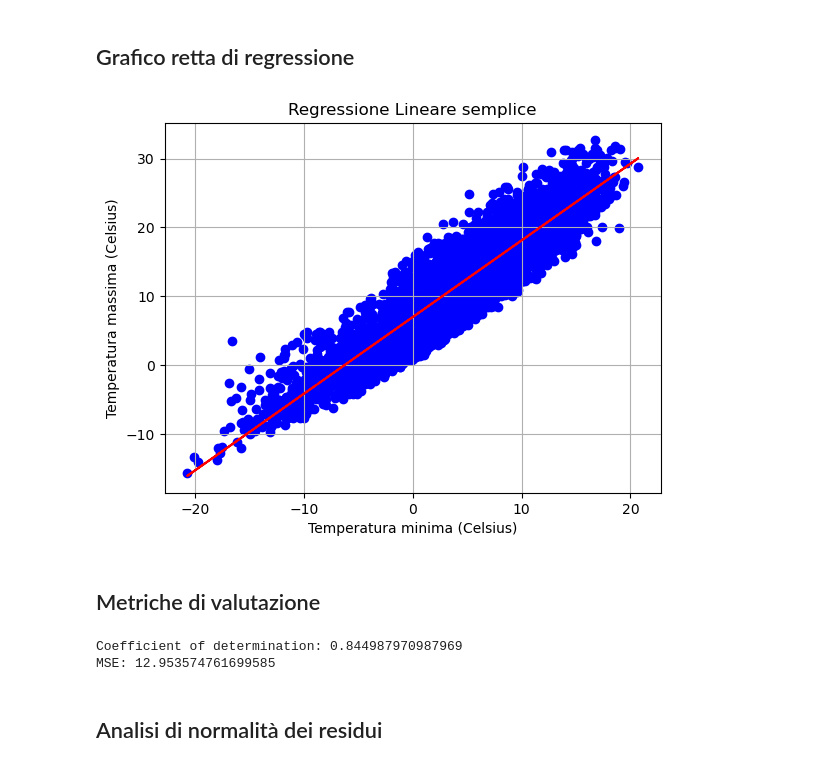
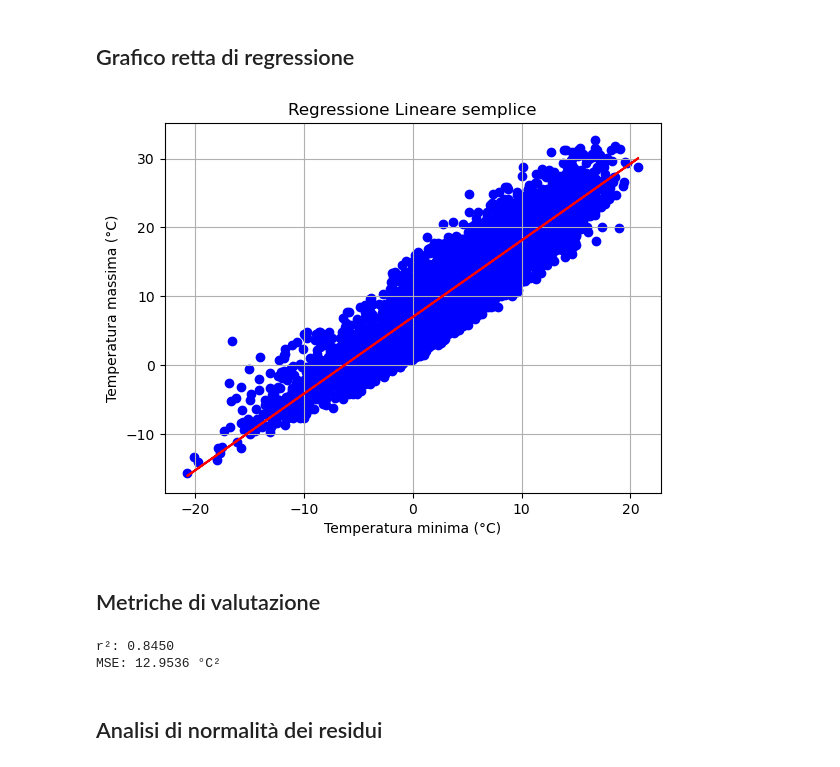
Before and after one commit to aka-buccia/progetto-statistica, a Jupyter notebook: reports/report.ipynb, the cells around one changed output. Drawn from its saved outputs; the diff is of its cells as text; code cells hidden in the pictures.

```diff
--- a/reports/report.ipynb
+++ b/reports/report.ipynb
@@ -817,24 +828,23 @@ Pendenza (beta 1): 1.11
 # %%
 # Disegna i punti osservati (in blu) e la retta di regressione (in rosso)
 plt.scatter(X, Y_osservati, color='blue')
 plt.plot(X, Y_predetti, color='red')
 
-
-plt.xlabel("Temperatura minima (Celsius)")
-plt.ylabel('Temperatura massima (Celsius)')
+plt.xlabel("Temperatura minima (°C)")
+plt.ylabel('Temperatura massima (°C)')
 plt.title('Regressione Lineare semplice')
-plt.grid(True)
+plt.grid(True) #mostra la griglia per dare visibilità all'intercetta
 plt.show()
 # %% [output]
-[figure, old version]
+[figure, new version]
 # %% [markdown]
 ## Metriche di valutazione
 # %%
-print(f"Coefficient of determination: {r2_score(Y_osservati, Y_predetti)}")
-print(f"MSE: {mean_squared_error(Y_osservati, Y_predetti)}")
+print(f"r²: {(r2_score(Y_osservati, Y_predetti)):.4f}")
+print(f"MSE: {(mean_squared_error(Y_osservati, Y_predetti)):.4f} °C²")
 # %% [output]
-Coefficient of determination: 0.844987970987969
-MSE: 12.953574761699585
+r²: 0.8450
+MSE: 12.9536 °C²
 # %% [markdown]
 ## Analisi di normalità dei residui
 # %%
```
Also changed, not shown: parts of 8 cells of this notebook, 1 other file.
